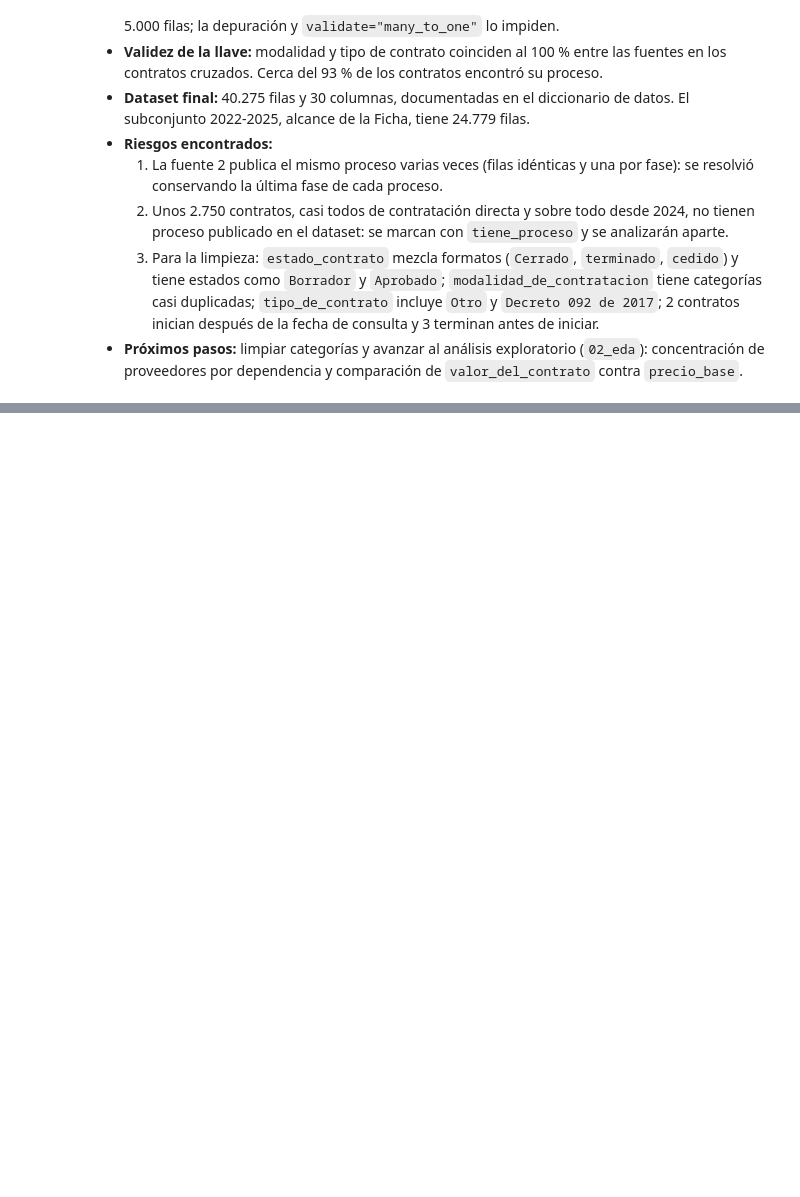
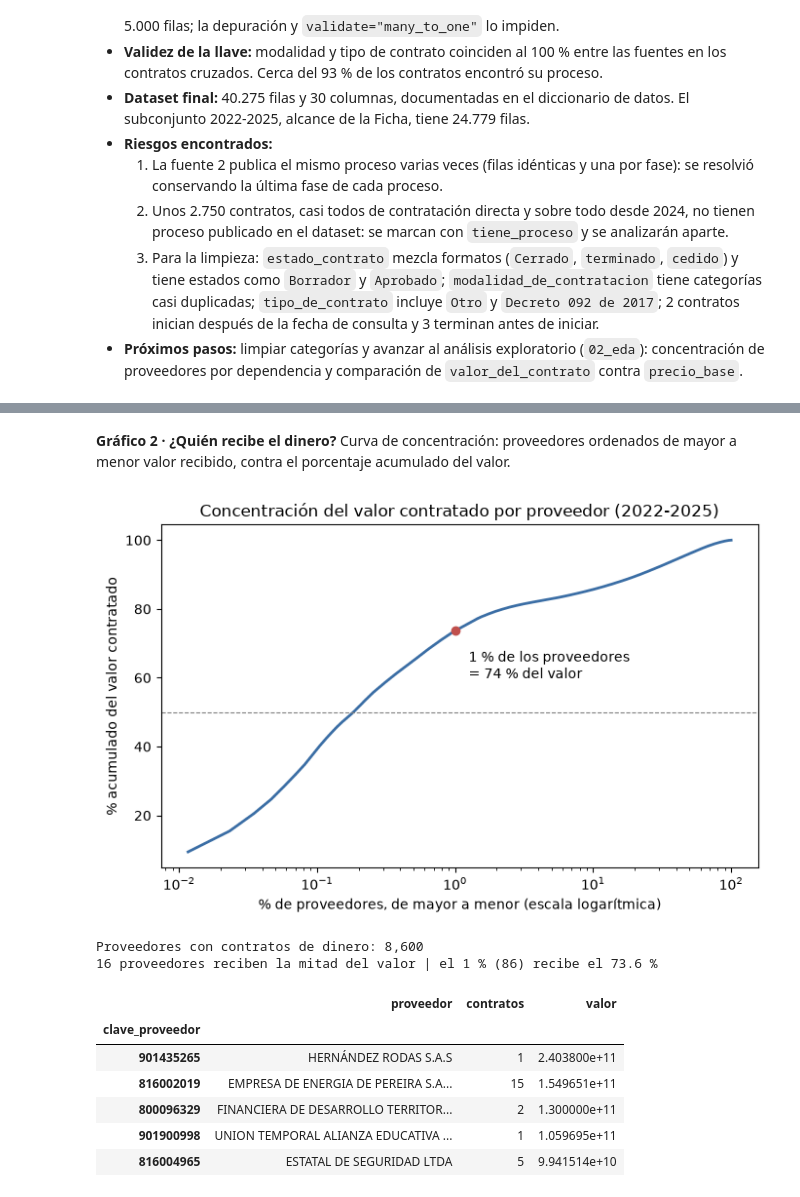
Before and after one commit to jahenao28-jh/contratacion-publica-pereira, a Jupyter notebook: notebooks/01_ingesta.ipynb, the cells around one changed output, grey strips where cells are left out. Cells and saved outputs as stored; diff of their text form; code cells hidden in the pictures; blank space fills up the shorter version.

```diff
--- a/notebooks/01_ingesta.ipynb
+++ b/notebooks/01_ingesta.ipynb
@@ -601,0 +945,11 @@ Archivos guardados en C:\Users\alber\Documents\mineria-datos\data\processed
+# %%
+inicio = df_limpio["fecha_de_inicio_del_contrato"]
+df_eda = df_limpio[(inicio >= INICIO_FICHA) & (inicio <= FIN_FICHA)].copy()
+dinero = df_eda[~df_eda["excluir_dinero"]]
+print(f"Contratos 2022-2025: {len(df_eda):,} | con dinero: {len(dinero):,}\n")
+
+pesos = lambda x: f"{x:,.0f}"
+print(dinero[["valor_del_contrato", "precio_base"]].describe().to_string(float_format=pesos))
+print("\nOferentes por proceso (solo procesos con convocatoria):")
+print(df_eda.loc[df_eda["hay_convocatoria"]].drop_duplicates("proceso_de_compra")["proveedores_unicos_con_respuesta"]
+      .describe().round(2).to_string())
@@ -601,0 +1033,39 @@ Archivos guardados en C:\Users\alber\Documents\mineria-datos\data\processed
+# %% [markdown]
+**Gráfico 2 · ¿Quién recibe el dinero?** Curva de concentración: proveedores ordenados de mayor a menor valor recibido, contra el porcentaje acumulado del valor.
+# %%
+por_proveedor = dinero.groupby("clave_proveedor")["valor_del_contrato"].sum().sort_values(ascending=False)
+acumulado = por_proveedor.cumsum() / por_proveedor.sum() * 100
+pct_proveedores = np.arange(1, len(acumulado) + 1) / len(acumulado) * 100
+n_mitad = int((acumulado < 50).sum()) + 1
+n_uno = max(1, len(acumulado) // 100)
+
+fig, ax = plt.subplots(figsize=(7, 4.5))
+ax.plot(pct_proveedores, acumulado.values, color="#3b6ea5", lw=2)
+ax.set_xscale("log")
+ax.axhline(50, color="grey", ls="--", lw=0.8)
+ax.scatter([pct_proveedores[n_uno - 1]], [acumulado.iloc[n_uno - 1]], color="#c0504d", zorder=3)
+ax.annotate(f"1 % de los proveedores\n= {acumulado.iloc[n_uno - 1]:.0f} % del valor",
+            (pct_proveedores[n_uno - 1], acumulado.iloc[n_uno - 1]), textcoords="offset points", xytext=(10, -35))
+ax.set_xlabel("% de proveedores, de mayor a menor (escala logarítmica)")
+ax.set_ylabel("% acumulado del valor contratado")
+ax.set_title("Concentración del valor contratado por proveedor (2022-2025)")
+plt.tight_layout()
+plt.show()
+
+print(f"Proveedores con contratos de dinero: {len(por_proveedor):,}")
+print(f"{n_mitad} proveedores reciben la mitad del valor | el 1 % ({n_uno}) recibe el {acumulado.iloc[n_uno - 1]:.1f} %")
+display(dinero.groupby("clave_proveedor").agg(proveedor=("proveedor_adjudicado", "first"),
+                                              contratos=("id_contrato", "size"),
+                                              valor=("valor_del_contrato", "sum"))
+        .nlargest(5, "valor"))
+# %% [output]
+[figure, added]
+Proveedores con contratos de dinero: 8,600
+16 proveedores reciben la mitad del valor | el 1 % (86) recibe el 73.6 %
+|  | proveedor | contratos | valor |
+| clave_proveedor |  |  |  |
+| 901435265 | HERNÁNDEZ RODAS S.A.S | 1 | 2.403800e+11 |
+| 816002019 | EMPRESA DE ENERGIA DE PEREIRA S.A... | 15 | 1.549651e+11 |
+| 800096329 | FINANCIERA DE DESARROLLO TERRITOR... | 2 | 1.300000e+11 |
+| 901900998 | UNION TEMPORAL ALIANZA EDUCATIVA ... | 1 | 1.059695e+11 |
+| 816004965 | ESTATAL DE SEGURIDAD LTDA | 5 | 9.941514e+10 |
```
Also changed, not shown: parts of 49 cells of this notebook, 5 other files.
